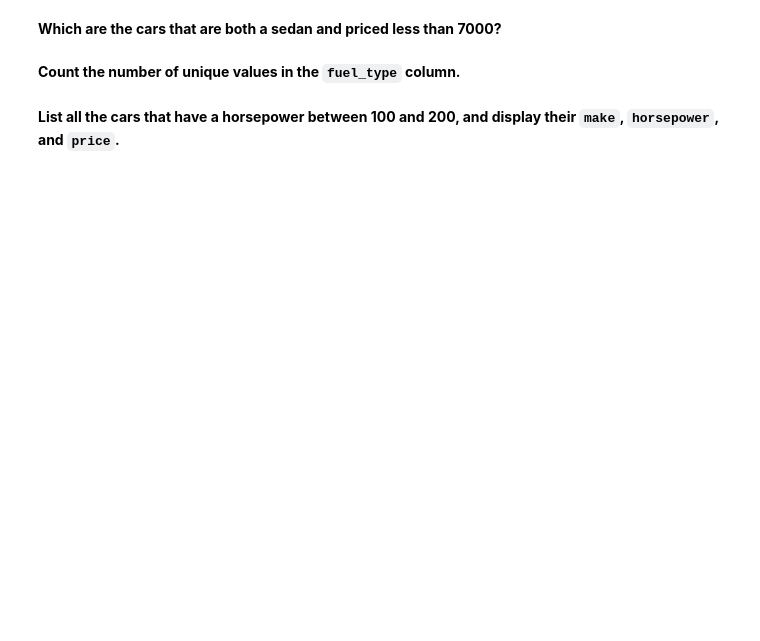
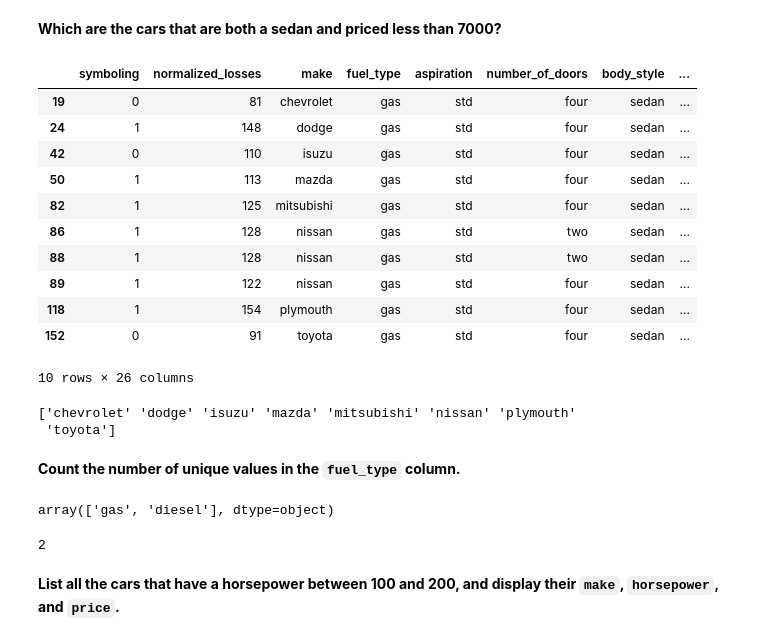
Before and after one commit to Narendra-bot07/COE, a Jupyter notebook: Pandas_Lab_Exercis2.ipynb, the cells around one changed output. Saved outputs shown, nothing was run; the diff lists cells and outputs as text; code cells hidden in the pictures; blank space fills up the shorter version.

```diff
--- a/Pandas_Lab_Exercis2.ipynb
+++ b/Pandas_Lab_Exercis2.ipynb
@@ -101,6 +124,34 @@ len(auto[auto['body_style']=='hatchback'])
 # %% [markdown]
 **Which are the cars that are both a sedan and priced less than 7000?**
+# %%
+auto[(auto['price']<7000) & (auto['body_style']=='sedan')]
+# %% [output]
+|  | symboling | normalized_losses | make | fuel_type | aspiration | number_of_doors | body_style | ... |
+| 19 | 0 | 81 | chevrolet | gas | std | four | sedan | ... |
+| 24 | 1 | 148 | dodge | gas | std | four | sedan | ... |
+| 42 | 0 | 110 | isuzu | gas | std | four | sedan | ... |
+| 50 | 1 | 113 | mazda | gas | std | four | sedan | ... |
+| 82 | 1 | 125 | mitsubishi | gas | std | four | sedan | ... |
+| 86 | 1 | 128 | nissan | gas | std | two | sedan | ... |
+| 88 | 1 | 128 | nissan | gas | std | two | sedan | ... |
+| 89 | 1 | 122 | nissan | gas | std | four | sedan | ... |
+| 118 | 1 | 154 | plymouth | gas | std | four | sedan | ... |
+| 152 | 0 | 91 | toyota | gas | std | four | sedan | ... |
+10 rows × 26 columns
+# %%
+print(auto[(auto['price']<7000) & (auto['body_style']=='sedan')]['make'].unique())
+# %% [output]
+['chevrolet' 'dodge' 'isuzu' 'mazda' 'mitsubishi' 'nissan' 'plymouth'
+ 'toyota']
 # %% [markdown]
  **Count the number of unique values in the `fuel_type` column.**
+# %%
+auto['fuel_type'].unique()
+# %% [output]
+array(['gas', 'diesel'], dtype=object)
+# %%
+len(auto['fuel_type'].unique())
+# %% [output]
+2
 # %% [markdown]
 **List all the cars that have a horsepower between 100 and 200, and display their `make`, `horsepower`, and `price`.**
```
Also changed, not shown: parts of 24 cells of this notebook.
